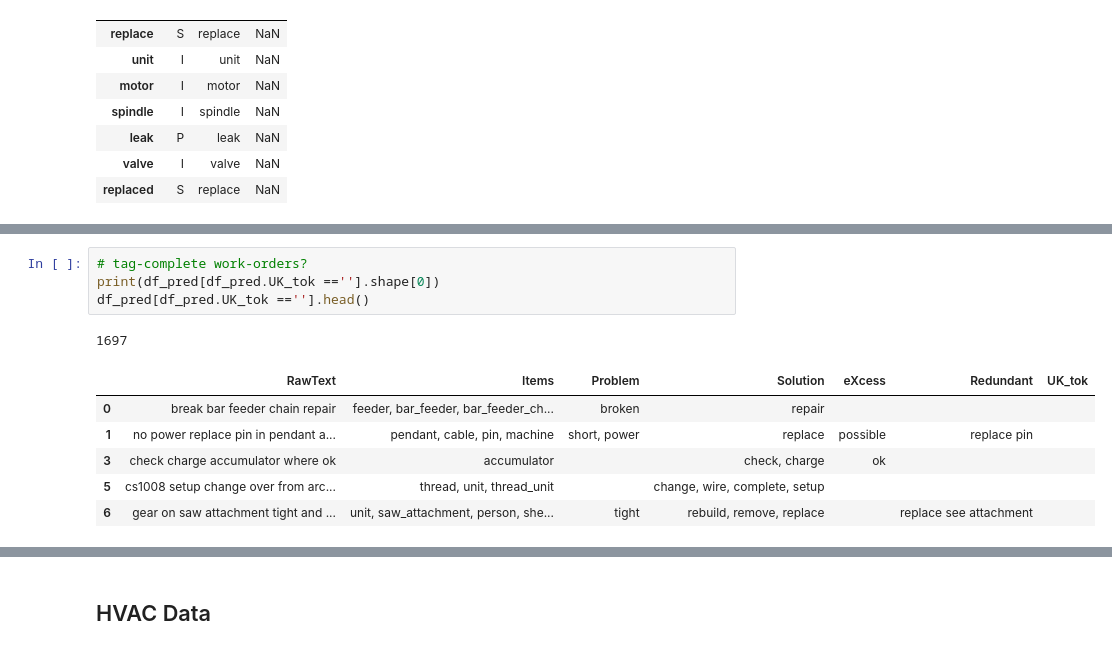
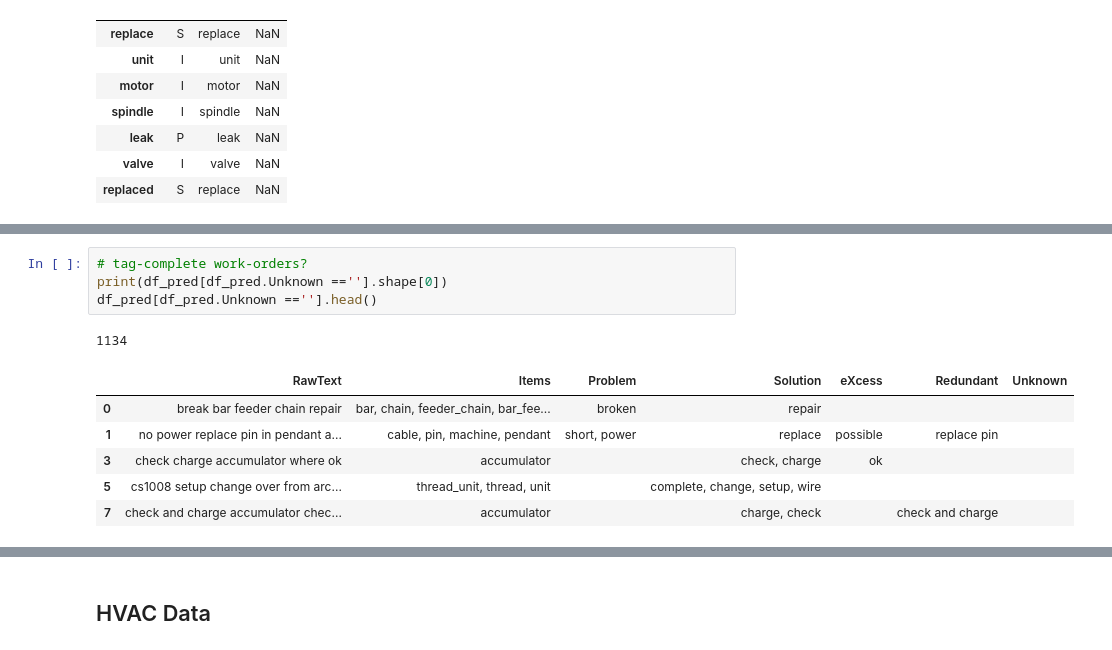
Before and after one commit to usnistgov/nestor-tmp2, a Jupyter notebook: docs/tutorial.ipynb, the cells around one changed output, grey strips where cells are left out. Saved outputs shown, nothing was run; the diff lists cells and outputs as text.

Commit message:
UK token problem solved

```diff
--- a/docs/tutorial.ipynb
+++ b/docs/tutorial.ipynb
@@ -98,15 +98,15 @@ df_pred.head()
 # %%
 # tag-complete work-orders?
-print(df_pred[df_pred.UK_tok ==''].shape[0])
-df_pred[df_pred.UK_tok ==''].head()
+print(df_pred[df_pred.Unknown ==''].shape[0])
+df_pred[df_pred.Unknown ==''].head()
 # %% [output]
-1697
+1134
-|  | RawText | Items | Problem | Solution | eXcess | Redundant | UK_tok |
-| 0 | break bar feeder chain repair | feeder, bar_feeder, bar_feeder_ch... | broken | repair |  |  |  |
-| 1 | no power replace pin in pendant a... | pendant, cable, pin, machine | short, power | replace | possible | replace pin |  |
+|  | RawText | Items | Problem | Solution | eXcess | Redundant | Unknown |
+| 0 | break bar feeder chain repair | bar, chain, feeder_chain, bar_fee... | broken | repair |  |  |  |
+| 1 | no power replace pin in pendant a... | cable, pin, machine, pendant | short, power | replace | possible | replace pin |  |
 | 3 | check charge accumulator where ok | accumulator |  | check, charge | ok |  |  |
-| 5 | cs1008 setup change over from arc... | thread, unit, thread_unit |  | change, wire, complete, setup |  |  |  |
-| 6 | gear on saw attachment tight and ... | unit, saw_attachment, person, she... | tight | rebuild, remove, replace |  | replace see attachment |  |
+| 5 | cs1008 setup change over from arc... | thread_unit, thread, unit |  | complete, change, setup, wire |  |  |  |
+| 7 | check and charge accumulator chec... | accumulator |  | charge, check |  | check and charge |  |
 # %%
 # tag-empty?
 print(df_pred[(df_pred[['Items','Problem','Solution']]=='').all(axis=1)].shape[0])
```
Also changed, not shown: parts of 3 cells of this notebook, 1 other file.
